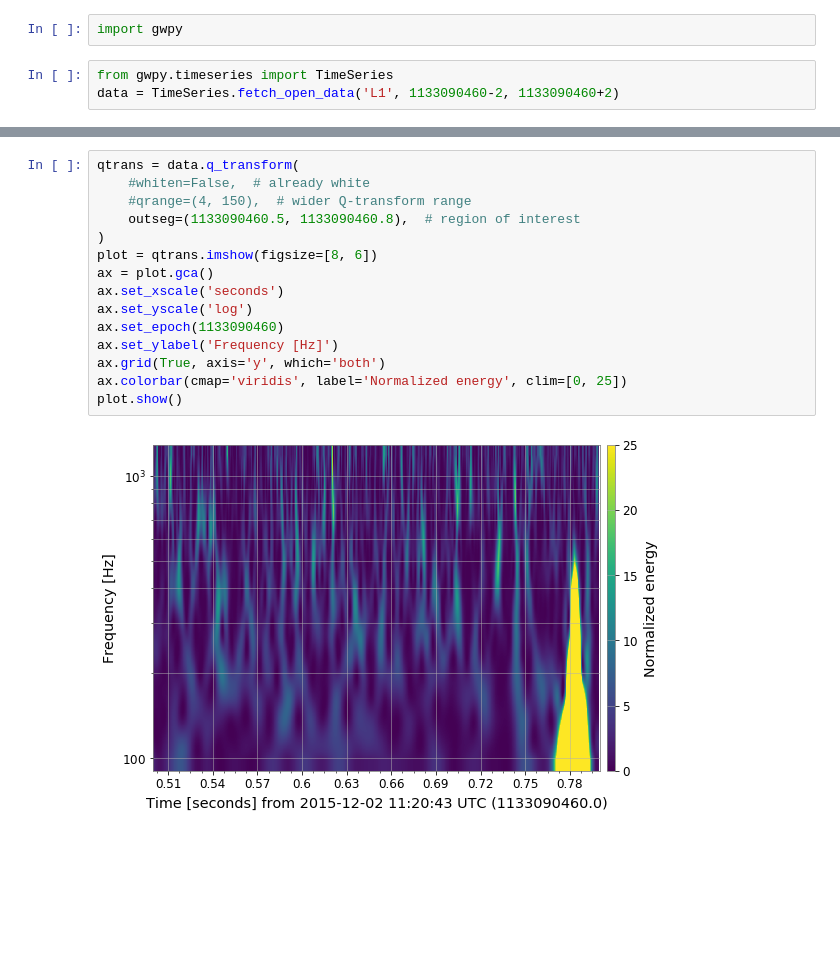
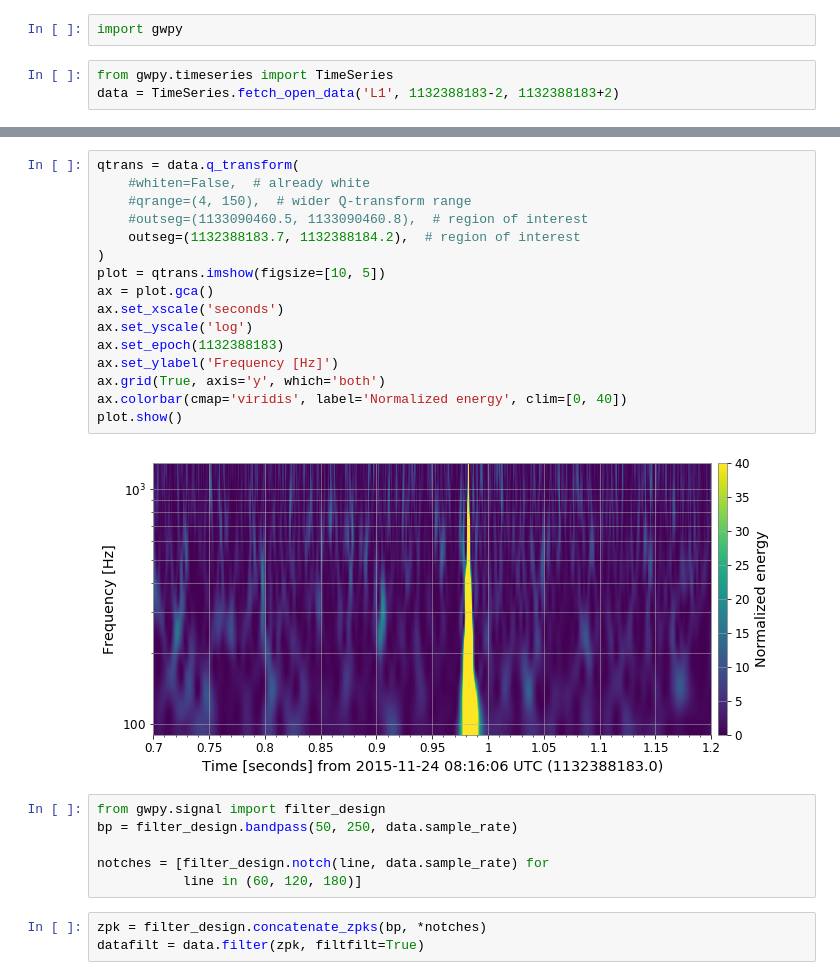
Before and after one commit to SGRGit/gwOsc, a Jupyter notebook: DataPrepBlipGlitches.ipynb, the cells around one changed output, grey strips where cells are left out. Cells and saved outputs as stored; diff of their text form; blank space fills up the shorter version.

```diff
--- a/DataPrepBlipGlitches.ipynb
+++ b/DataPrepBlipGlitches.ipynb
@@ -41,5 +41,5 @@ Successfully installed astropy-3.2.2 cffi-1.13.1 cryptography-2.8 cycler-0.10.0
 import gwpy
 # %%
 from gwpy.timeseries import TimeSeries
-data = TimeSeries.fetch_open_data('L1', 1133090460-2, 1133090460+2)
+data = TimeSeries.fetch_open_data('L1', 1132388183-2, 1132388183+2)
 # %%
@@ -53,17 +64,27 @@ ax.plot(t_value, data, 'g')
 # %%
 qtrans = data.q_transform(
     #whiten=False,  # already white
     #qrange=(4, 150),  # wider Q-transform range
-    outseg=(1133090460.5, 1133090460.8),  # region of interest
+    #outseg=(1133090460.5, 1133090460.8),  # region of interest
+    outseg=(1132388183.7, 1132388184.2),  # region of interest
 )
-plot = qtrans.imshow(figsize=[8, 6])
+plot = qtrans.imshow(figsize=[10, 5])
 ax = plot.gca()
 ax.set_xscale('seconds')
 ax.set_yscale('log')
-ax.set_epoch(1133090460)
+ax.set_epoch(1132388183)
 ax.set_ylabel('Frequency [Hz]')
 ax.grid(True, axis='y', which='both')
-ax.colorbar(cmap='viridis', label='Normalized energy', clim=[0, 25])
+ax.colorbar(cmap='viridis', label='Normalized energy', clim=[0, 40])
 plot.show()
 # %% [output]
-[figure, old version]
+[figure, new version]
+# %%
+from gwpy.signal import filter_design
+bp = filter_design.bandpass(50, 250, data.sample_rate)
+
+notches = [filter_design.notch(line, data.sample_rate) for
+           line in (60, 120, 180)]
+# %%
+zpk = filter_design.concatenate_zpks(bp, *notches)
+datafilt = data.filter(zpk, filtfilt=True)
```
Also changed, not shown: parts of 3 cells of this notebook.
